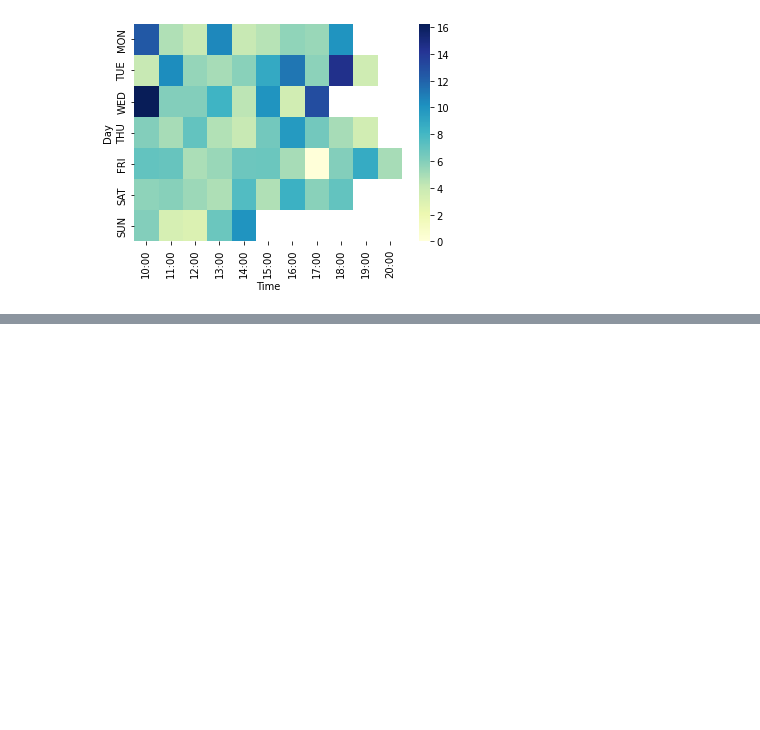
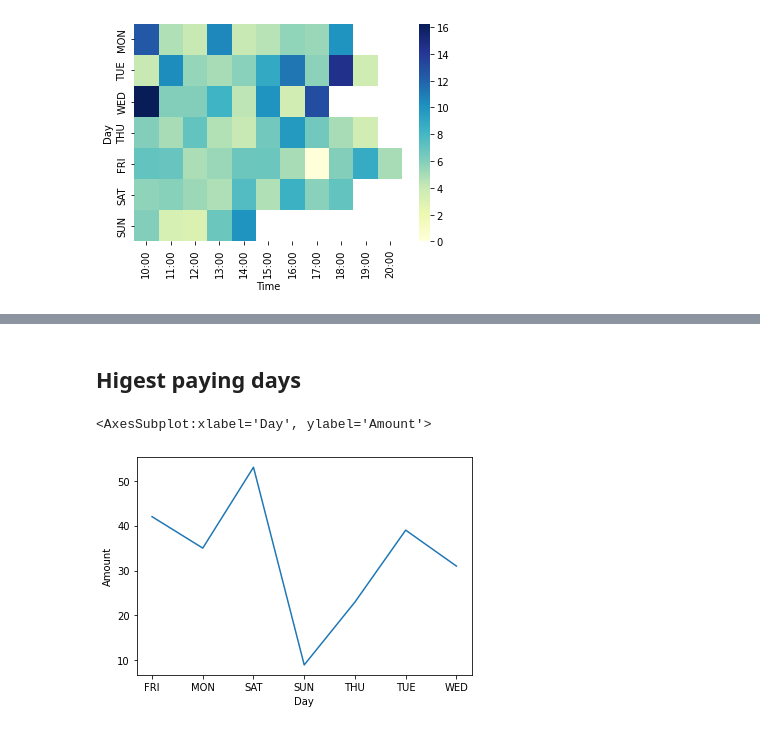
Before and after one commit to ingimar-eyfjord/Hair_tip_data_analysis, a Jupyter notebook: Hair_tip_data_analysis.ipynb, the cells around one changed output, grey strips where cells are left out. Drawn from its saved outputs; the diff is of its cells as text; code cells hidden in the pictures; blank space fills up the shorter version.

```diff
--- a/Hair_tip_data_analysis.ipynb
+++ b/Hair_tip_data_analysis.ipynb
@@ -225,0 +230,7 @@ Regression.head(100)
+# %% [markdown]
+## Higest paying days
+# %%
+sns.lineplot(data=Regression, x="Day", y="Amount")
+# %% [output]
+<AxesSubplot:xlabel='Day', ylabel='Amount'>
+[figure, added]
```
Also changed, not shown: parts of 4 cells of this notebook.
